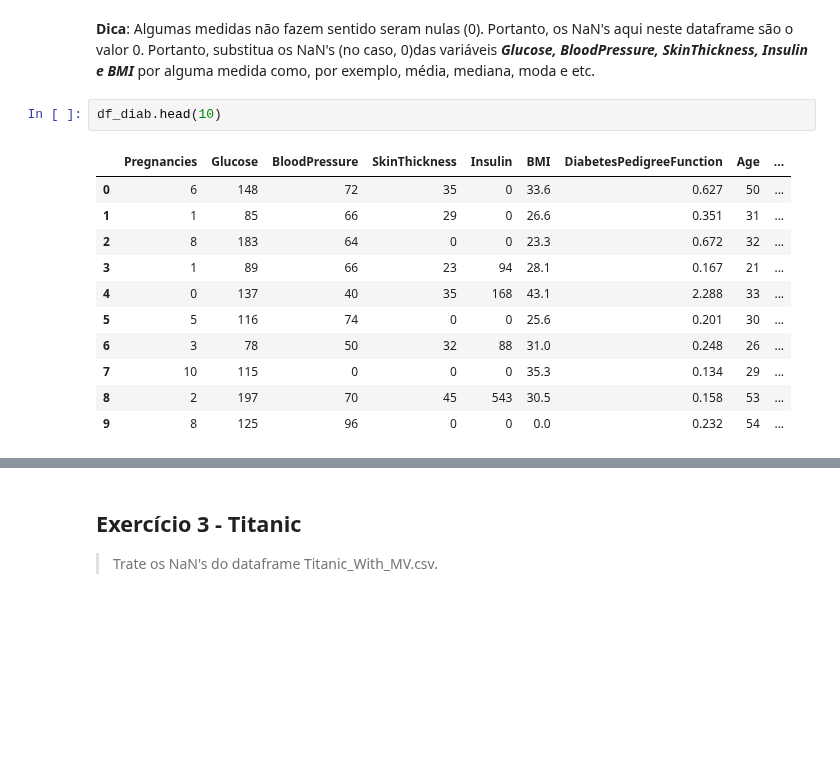
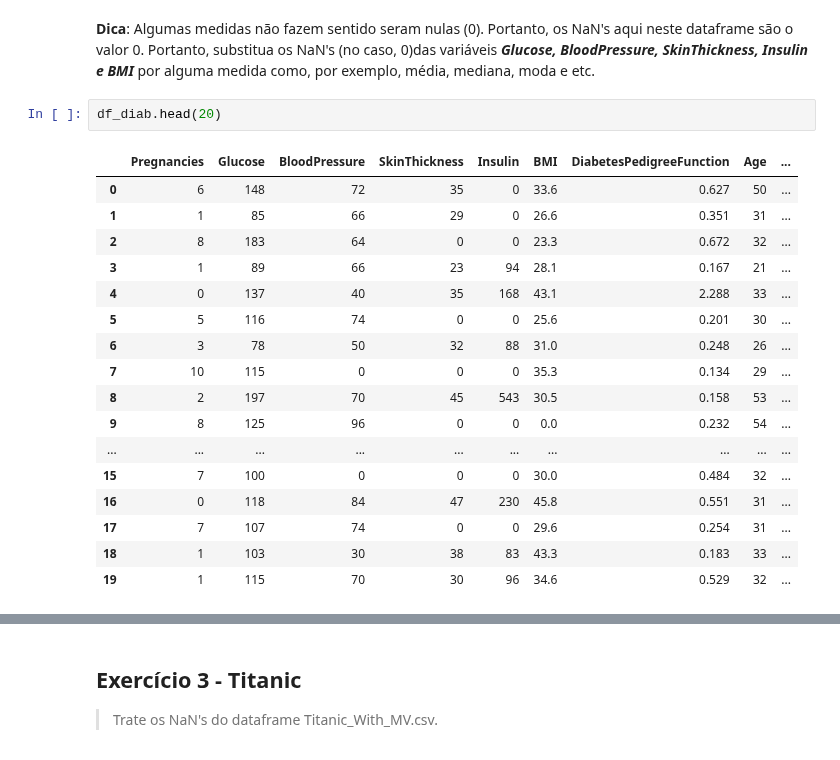
Before and after one commit to amgonca2019/DSWP, a Jupyter notebook: NB10_04__3DP_2_Missing_Value_Handling.ipynb, the cells around one changed output, grey strips where cells are left out. Drawn from its saved outputs; the diff is of its cells as text; blank space fills up the shorter version.

```diff
--- a/NB10_04__3DP_2_Missing_Value_Handling.ipynb
+++ b/NB10_04__3DP_2_Missing_Value_Handling.ipynb
@@ -480,16 +516,22 @@ dtype: bool
 # %% [markdown]
 **Dica**: Algumas medidas não fazem sentido seram nulas (0). Portanto, os NaN's aqui neste dataframe são o valor 0. Portanto, substitua os NaN's (no caso, 0)das variáveis ***Glucose, BloodPressure, SkinThickness, Insulin e BMI*** por alguma medida como, por exemplo, média, mediana, moda e etc.
 # %%
-df_diab.head(10)
+df_diab.head(20)
 # %% [output]
 |  | Pregnancies | Glucose | BloodPressure | SkinThickness | Insulin | BMI | DiabetesPedigreeFunction | Age | ... |
 | 0 | 6 | 148 | 72 | 35 | 0 | 33.6 | 0.627 | 50 | ... |
 | 1 | 1 | 85 | 66 | 29 | 0 | 26.6 | 0.351 | 31 | ... |
 | 2 | 8 | 183 | 64 | 0 | 0 | 23.3 | 0.672 | 32 | ... |
 | 3 | 1 | 89 | 66 | 23 | 94 | 28.1 | 0.167 | 21 | ... |
 | 4 | 0 | 137 | 40 | 35 | 168 | 43.1 | 2.288 | 33 | ... |
 | 5 | 5 | 116 | 74 | 0 | 0 | 25.6 | 0.201 | 30 | ... |
 | 6 | 3 | 78 | 50 | 32 | 88 | 31.0 | 0.248 | 26 | ... |
 | 7 | 10 | 115 | 0 | 0 | 0 | 35.3 | 0.134 | 29 | ... |
 | 8 | 2 | 197 | 70 | 45 | 543 | 30.5 | 0.158 | 53 | ... |
 | 9 | 8 | 125 | 96 | 0 | 0 | 0.0 | 0.232 | 54 | ... |
+| ... | ... | ... | ... | ... | ... | ... | ... | ... | ... |
+| 15 | 7 | 100 | 0 | 0 | 0 | 30.0 | 0.484 | 32 | ... |
+| 16 | 0 | 118 | 84 | 47 | 230 | 45.8 | 0.551 | 31 | ... |
+| 17 | 7 | 107 | 74 | 0 | 0 | 29.6 | 0.254 | 31 | ... |
+| 18 | 1 | 103 | 30 | 38 | 83 | 43.3 | 0.183 | 33 | ... |
+| 19 | 1 | 115 | 70 | 30 | 96 | 34.6 | 0.529 | 32 | ... |
```
Also changed, not shown: parts of 10 cells of this notebook.
